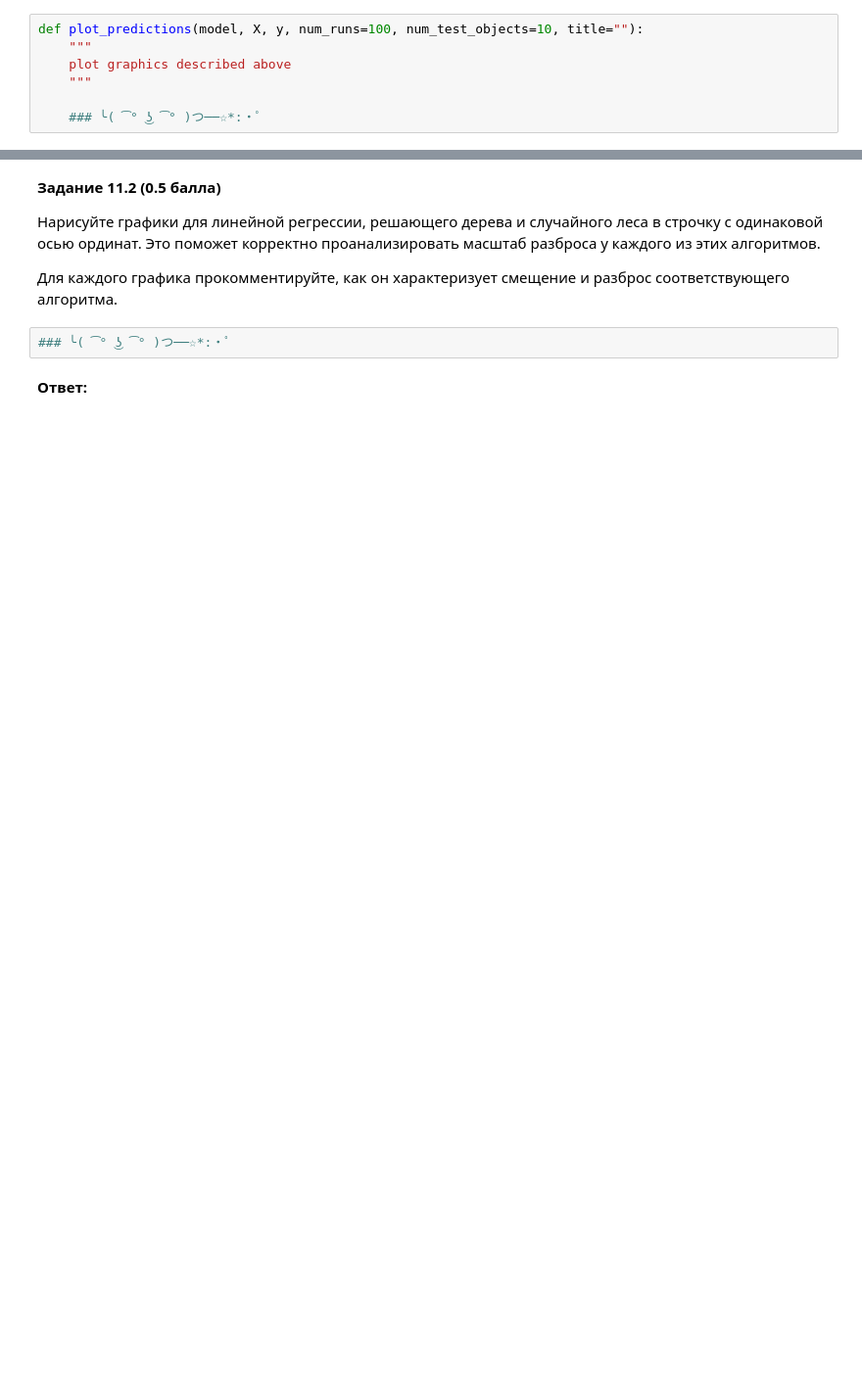
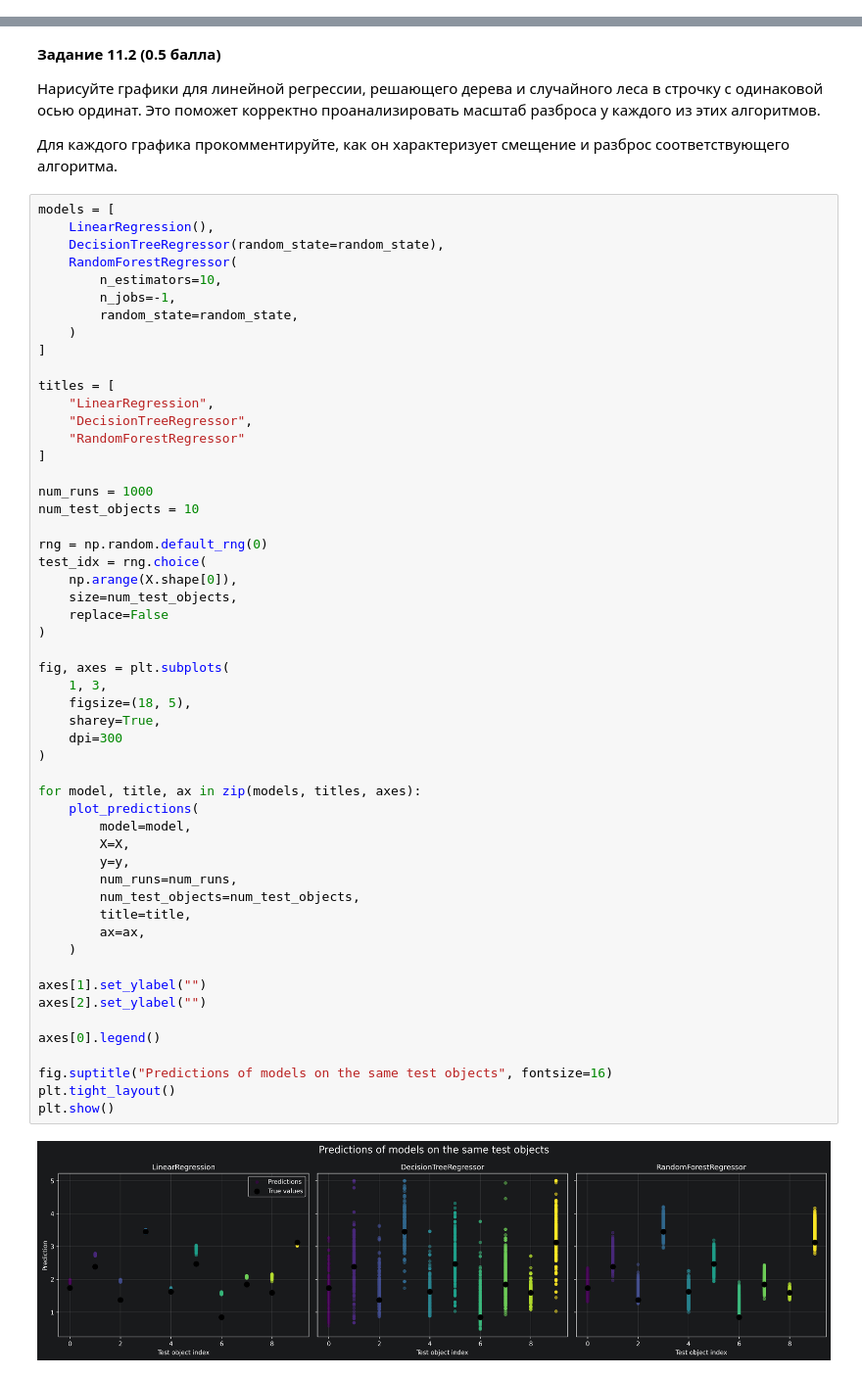
Before and after one commit to Shel2123/ML1_hw, a Jupyter notebook: hw5/Homework Practice 05 Trees.ipynb, the cells around one changed output, grey strips where cells are left out. Shown at 98% size. Drawn from its saved outputs; the diff is of its cells as text; blank space fills up the shorter version.

```diff
--- a/hw5/Homework Practice 05 Trees.ipynb
+++ b/hw5/Homework Practice 05 Trees.ipynb
@@ -1055,10 +1055,3 @@ __Задание 11.1 (1 балл)__
 > Если хотите более явно увидеть bias–variance, можно дополнительно построить второй график, где по оси X - номера тестовых объектов, а по оси Y - разница `mean_pred(x_i) − y_i` (оценка bias), и, например, показать разброс предсказаний в виде вертикальных отрезков или доверительных интервалов.
 >
 > При больших значениях num_runs вместо (или вместе с) отдельных точек допустимо использовать boxplot/violinplot.
-# %%
-def plot_predictions(model, X, y, num_runs=100, num_test_objects=10, title=""):
-    """
-    plot graphics described above
-    """
-
-    ### ╰( ͡° ͜ʖ ͡° )つ──☆*:・ﾟ
@@ -1068,7 +1131,58 @@ __Задание 11.2 (0.5 балла)__
 Нарисуйте графики для линейной регрессии, решающего дерева и случайного леса в строчку с одинаковой осью ординат. Это поможет корректно проанализировать масштаб разброса у каждого из этих алгоритмов.
 
 Для каждого графика прокомментируйте, как он характеризует смещение и разброс соответствующего алгоритма.
-# %%
-### ╰( ͡° ͜ʖ ͡° )つ──☆*:・ﾟ
-# %% [markdown]
-**Ответ:**
+# %%
+models = [
+    LinearRegression(),
+    DecisionTreeRegressor(random_state=random_state),
+    RandomForestRegressor(
+        n_estimators=10,
+        n_jobs=-1,
+        random_state=random_state,
+    )
+]
+
+titles = [
+    "LinearRegression",
+    "DecisionTreeRegressor",
+    "RandomForestRegressor"
+]
+
+num_runs = 1000
+num_test_objects = 10
+
+rng = np.random.default_rng(0)
+test_idx = rng.choice(
+    np.arange(X.shape[0]),
+    size=num_test_objects,
+    replace=False
+)
+
+fig, axes = plt.subplots(
+    1, 3,
+    figsize=(18, 5),
+    sharey=True,
+    dpi=300
+)
+
+for model, title, ax in zip(models, titles, axes):
+    plot_predictions(
+        model=model,
+        X=X,
+        y=y,
+        num_runs=num_runs,
+        num_test_objects=num_test_objects,
+        title=title,
+        ax=ax,
+    )
+
+axes[1].set_ylabel("")
+axes[2].set_ylabel("")
+
+axes[0].legend()
+
+fig.suptitle("Predictions of models on the same test objects", fontsize=16)
+plt.tight_layout()
+plt.show()
+# %% [output]
+[figure, added]
```
Also changed, not shown: parts of 2 cells of this notebook.
